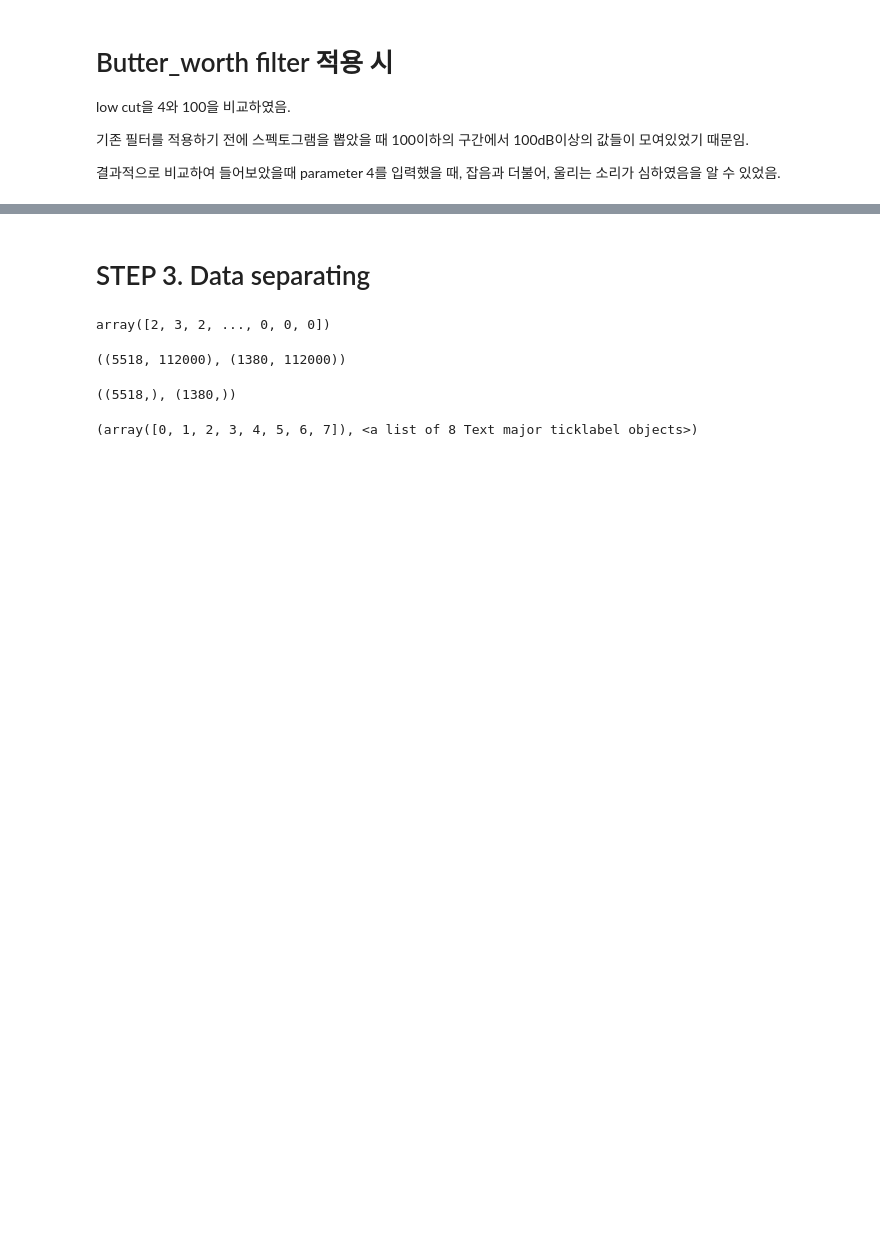
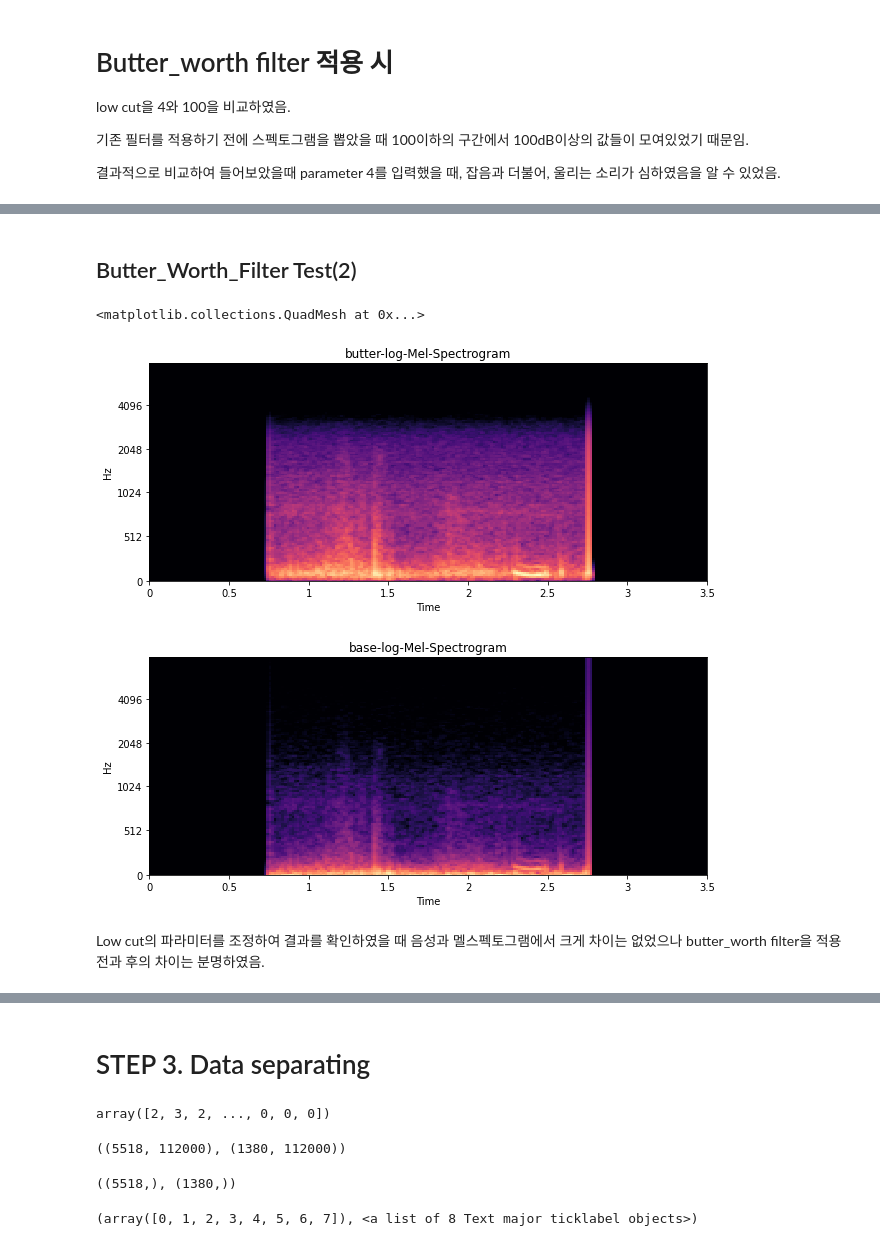
Before and after one commit to SongheeJo/aiffelthon, a Jupyter notebook: wonjin/WONJIN.ipynb, the cells around one changed output, grey strips where cells are left out. Drawn from its saved outputs; the diff is of its cells as text; code cells hidden in the pictures; blank space fills up the shorter version.

```diff
--- a/wonjin/WONJIN.ipynb
+++ b/wonjin/WONJIN.ipynb
@@ -467 +498,3 @@ butter_filter = tf.data.Dataset.from_tensor_slices(butter_filter1)
+# %% [markdown]
+## Butter_Worth_Filter Test(2)
 # %%
@@ -468,3 +502,22 @@ butter_filter = tf.data.Dataset.from_tensor_slices(butter_filter1)
 butter_filter_1 = np.load('/content/drive/MyDrive/hacker/aiffelthon/aiffelthon/butter_filter2.npy')
 butter_filter2 = tf.data.Dataset.from_tensor_slices(butter_filter_1)
+# %%
+butter_mSpec_1=lb.feature.melspectrogram(y= butter_filter_1[1], sr=sr)
+log_mSpec_butter_1 = librosa.power_to_db(butter_mSpec_1, ref=np.median)
+plt.figure(figsize=(10, 4))
+plt.title('butter-log-Mel-Spectrogram')
+librosa.display.specshow(log_mSpec_butter_1, x_axis="time", y_axis="mel", hop_length=256, sr=sr)
+
+
+butter_mSpec_b= lb.feature.melspectrogram(y= audio, sr=sr)
+log_mSpec_butter_b = librosa.power_to_db(butter_mSpec_b, ref=np.median)
+plt.figure(figsize=(10, 4))
+plt.title('base-log-Mel-Spectrogram')
+librosa.display.specshow(log_mSpec_butter_b, x_axis="time", y_axis="mel", hop_length=256, sr=sr)
+# %% [output]
+<matplotlib.collections.QuadMesh at 0x...>
+[figure, added]
+[figure, added]
+# %% [markdown]
+Low cut의 파라미터를 조정하여 결과를 확인하였을 때 음성과 멜스펙토그램에서 크게 차이는 없었으나 butter_worth filter을 적용 전과 후의 차이는 분명하였음.
 # %%
```
Also changed, not shown: parts of 17 cells of this notebook.
